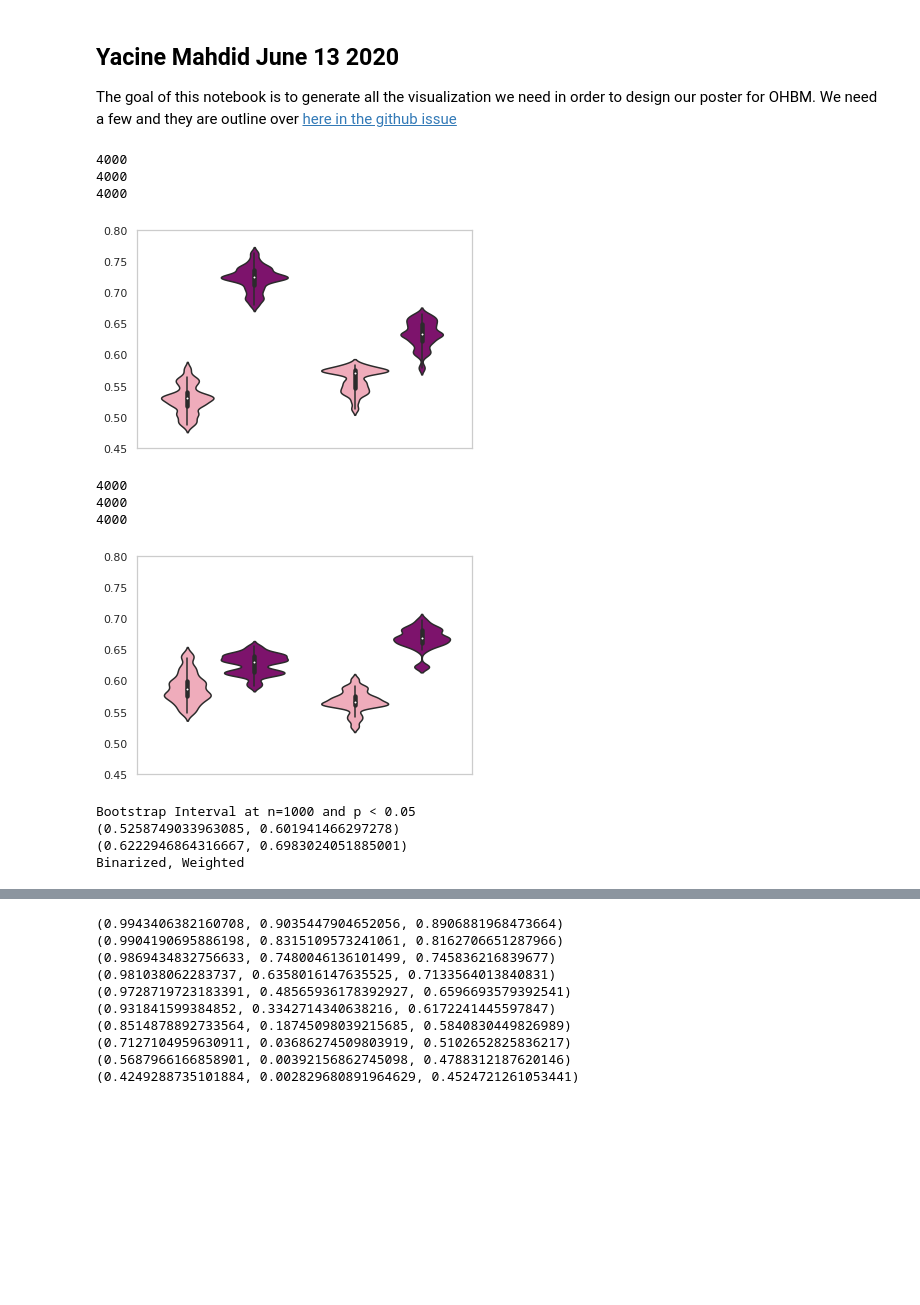
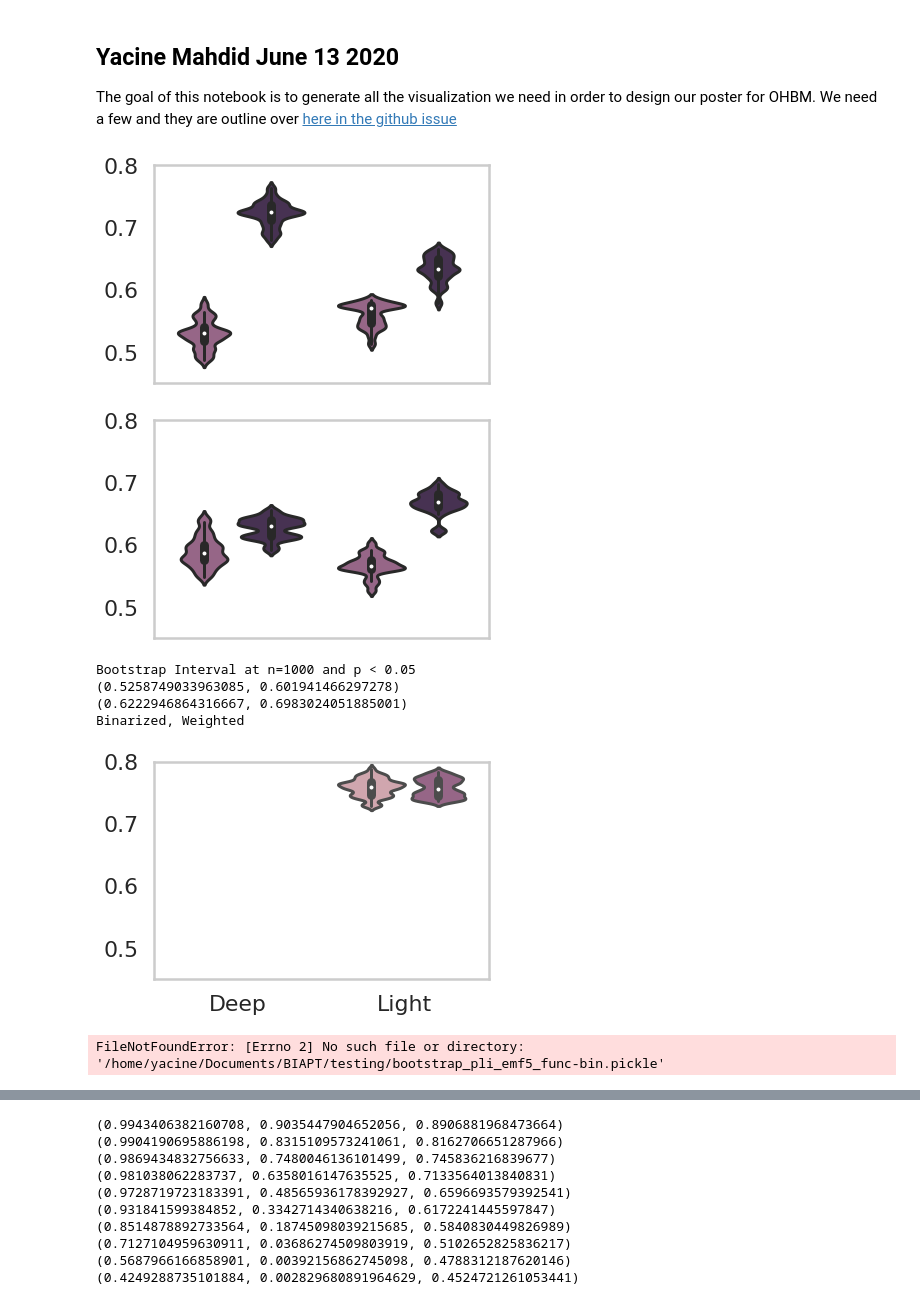
Before and after one commit to BIAPT/AEC-wPLI-comparison, a Jupyter notebook: milestones/2_ohbm_2020_poster_presentation/generate_visualization.ipynb, the cells around one changed output, grey strips where cells are left out. Cells and saved outputs as stored; diff of their text form; code cells hidden in the pictures; blank space fills up the shorter version.

```diff
--- a/milestones/2_ohbm_2020_poster_presentation/generate_visualization.ipynb
+++ b/milestones/2_ohbm_2020_poster_presentation/generate_visualization.ipynb
@@ -18,55 +18,94 @@ OUT_DIR = f"/home/yacine/Documents/BIAPT/aec_vs_pli_result/"
 EPOCHS = ["emf5" "eml5"]
 GRAPHS = ["aec" "pli"]
 FEATURES = ["func" "wei" "bin" "func-wei" "func-bin"]
+
+def save_figure(fig_name, dpi=500):
+    """ Helper to save the figure with the right fig_name and the right dpi"""
+    fig = plt.gcf()
+    plt.show()
+    fig.set_size_inches((8, 8), forward=False)
+    fig.savefig(fig_name, dpi=dpi)
 # %%
 # We want to make the violin plot of the distribution between the binary and weighted graph for aec and pli
-fig_name = "/home/yacine/Documents/BIAPT/eeg_pain_result/bootstrap_comparison.png"
+
+dark_purple = (0.28645868165429034, 0.17570375961380752, 0.3440754090644915) # used for weighted
+light_purple = (0.6196337473419887, 0.3684648209452393, 0.5405540573846532) # used for binary
+beige = (0.8454263141680334, 0.6225806657605325, 0.6651572981499156) # used for functional connectivity only
 
 for graph in ['aec', 'pli']:
     data = {
         'Accuracy': [],
         'Graph Type': [],
         'Condition': []
     }
     for epoch, cur_condition in zip(['emf5','eml5'], ['Deep','Light']):
         bin_bootstrap = load_pickle(f"{IN_DIR}/bootstrap_{graph}_{epoch}_bin.pickle")
         wei_bootstrap = load_pickle(f"{IN_DIR}/bootstrap_{graph}_{epoch}_wei.pickle")
 
         # I need to first take the data and put it in a dataframe
         bin_label = ['binarized' for x in bin_bootstrap['distribution']]
         wei_label = ['weighted' for x in wei_bootstrap['distribution']]
         condition = [cur_condition for x in wei_bootstrap['distribution']]*2
 
         data['Accuracy'] = data['Accuracy'] + bin_bootstrap['distribution'] + wei_bootstrap['distribution']
         data['Graph Type'] = data['Graph Type'] + bin_label + wei_label
         data['Condition'] = data['Condition'] + condition
 
-    colors = [(0.98, 0.63, 0.71), (0.56, 0.003, 0.47)]# Set your custom color palette
+    colors = [light_purple, dark_purple]# Set your custom color palette
+    sns.set_context("poster")
     sns.set_palette(sns.color_palette(colors))
     sns.set_style("whitegrid",{'axes.grid' : False})
     df = pd.DataFrame (data, columns = ['Accuracy','Graph Type', "Condition"])
     ax = sns.violinplot(data=df, x='Condition', y='Accuracy', hue="Graph Type")
     ax.set_xlabel("")
     ax.set_ylabel("")
     ax.set(xticklabels=[])
     ax.legend_.remove()
     ax.set_ylim(0.45, 0.8)
 
-    plt.show()
-print("Bootstrap Interval at n=1000 and p < 0.05")
-print(bin_bootstrap['interval'])
-print(wei_bootstrap['interval'])
-print("Binarized, Weighted")
+    save_figure(f"{OUT_DIR}{graph}_bin_vs_wei.png")
 # %% [output]
+[figure, new version]
+[figure, new version]
-4000
-4000
-4000
+Bootstrap Interval at n=1000 and p < 0.05
+(0.5258749033963085, 0.601941466297278)
+(0.6222946864316667, 0.6983024051885001)
+Binarized, Weighted
-[figure, old version]
-4000
-4000
-4000
-[figure, old version]
-Bootstrap Interval at n=1000 and p < 0.05
-(0.5258749033963085, 0.601941466297278)
-(0.6222946864316667, 0.6983024051885001)
-Binarized, Weighted
+# %%
+# Generate the violin plot for all func bootstrap
+# TODO: I'm missing func-bin
+for graph in ['aec', 'pli']:
+    data = {
+        'Accuracy': [],
+        'Graph Type': [],
+        'Condition': []
+    }
+    for epoch, cur_condition in zip(['emf5','eml5'], ['Deep','Light']):
+        func_bootstrap = load_pickle(f"{IN_DIR}bootstrap_{graph}_{epoch}_func.pickle")
+        bin_bootstrap = load_pickle(f"{IN_DIR}bootstrap_{graph}_{epoch}_func-bin.pickle")
+        wei_bootstrap = load_pickle(f"{IN_DIR}bootstrap_{graph}_{epoch}_func-wei.pickle")
+
+        # I need to first take the data and put it in a dataframe
+        func_label = ['binarized' for x in func_bootstrap['distribution']]
+        bin_label = ['binarized' for x in bin_bootstrap['distribution']]
+        wei_label = ['weighted' for x in wei_bootstrap['distribution']]
+        condition = [cur_condition for x in wei_bootstrap['distribution']]*3
+
+        data['Accuracy'] = data['Accuracy'] + func_bootstrap['distribution'] + bin_bootstrap['distribution'] + wei_bootstrap['distribution']
+        data['Graph Type'] = data['Graph Type'] + func_label + bin_label + wei_label
+        data['Condition'] = data['Condition'] + condition
+
+    colors = [beige, light_purple, dark_purple]# Set your custom color palette
+    sns.set_context("poster")
+    sns.set_palette(sns.color_palette(colors))
+    sns.set_style("whitegrid",{'axes.grid' : False})
+    df = pd.DataFrame (data, columns = ['Accuracy','Graph Type', "Condition"])
+    ax = sns.violinplot(data=df, x='Condition', y='Accuracy', hue="Graph Type")
+    ax.set_xlabel("")
+    ax.set_ylabel("")
+    ax.legend_.remove()
+    ax.set_ylim(0.45, 0.8)
+    plt.show()
+# %% [output]
+[figure, added]
+FileNotFoundError: [Errno 2] No such file or directory: '/home/yacine/Documents/BIAPT/testing/bootstrap_pli_emf5_func-bin.pickle'
```
Also changed, not shown: parts of 2 cells of this notebook, 2 other files.
